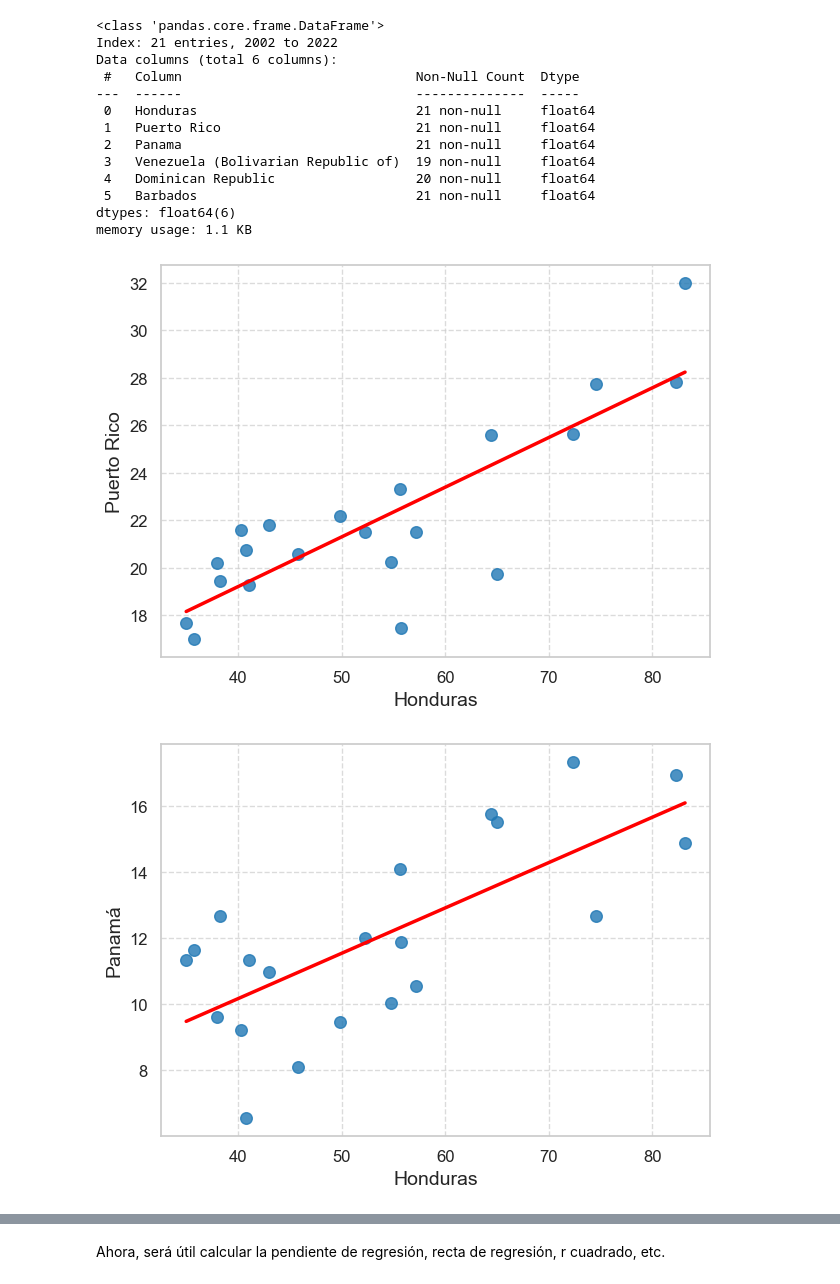
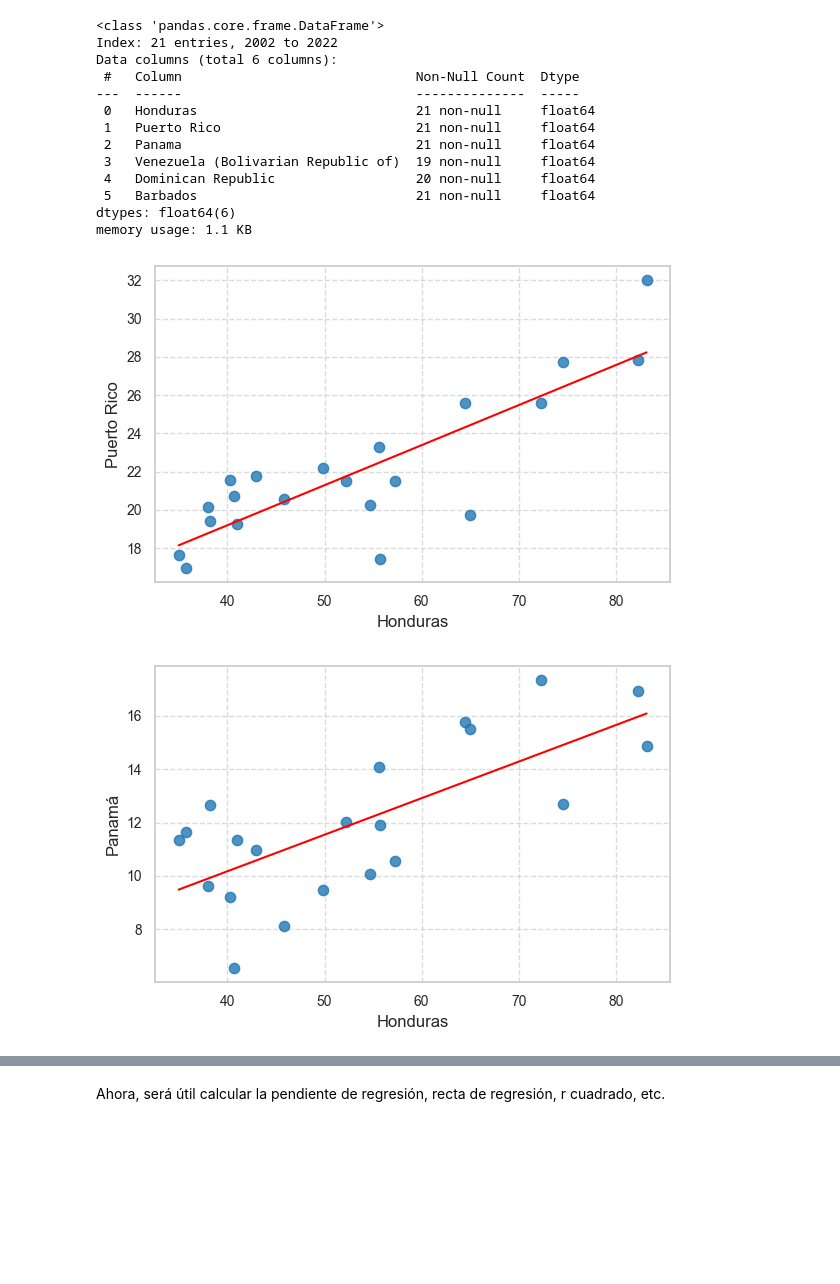
Before and after one commit to lehcimhdz/eda_honduras, a Jupyter notebook: eda_honduras_regresion.ipynb, the cells around one changed output, grey strips where cells are left out. Cells and saved outputs as stored; diff of their text form; code cells hidden in the pictures; blank space fills up the shorter version.

```diff
--- a/eda_honduras_regresion.ipynb
+++ b/eda_honduras_regresion.ipynb
@@ -403,48 +403,52 @@ Data columns (total 6 columns):
 dtypes: float64(6)
 memory usage: 1.1 KB
 # %%
-# Diagrama de dispersión entre
+# Diagrama de dispersión entre Puerto Rico y Honduras
+
+plt.figure(figsize=(6, 4))
 
 sns.set(style="whitegrid", palette="muted")
 
 sns.regplot(data=dispersion,
             x='Honduras',
             y='Puerto Rico',
-            scatter_kws={"s": 70, "alpha": 0.8, "color": "#1f77b4"},
-            line_kws={"color": "red", "linewidth": 2.5},
+            scatter_kws={"s": 55, "alpha": 0.8, "color": "#1f77b4"},
+            line_kws={"color": "red", "linewidth": 1.5},
             ci=None)
 
 #plt.title('Relación entre tasa de homicidios de Honduras y Puerto Rico (2002-2022)', fontsize=16, weight='bold')
-plt.xlabel('Honduras', fontsize=14)
-plt.ylabel('Puerto Rico', fontsize=14)
+plt.xlabel('Honduras', fontsize=12)
+plt.ylabel('Puerto Rico', fontsize=12)
 
-plt.xticks(fontsize=12)
-plt.yticks(fontsize=12)
+plt.xticks(fontsize=10)
+plt.yticks(fontsize=10)
 plt.grid(True, linestyle='--', alpha=0.7)
 
 plt.tight_layout()
 
 plt.savefig('gráficas_regresión/regresion_honduras_puerto_rico.png', dpi=300, bbox_inches='tight')
 
 plt.show()
 # %% [output]
-[figure, old version]
+[figure, new version]
 # %%
+plt.figure(figsize=(6, 4))
+
 sns.set(style="whitegrid", palette="muted")
 
 sns.regplot(data=dispersion,
             x='Honduras',
             y='Panama',
-            scatter_kws={"s": 70, "alpha": 0.8, "color": "#1f77b4"},
-            line_kws={"color": "red", "linewidth": 2.5},
+            scatter_kws={"s": 55, "alpha": 0.8, "color": "#1f77b4"},
+            line_kws={"color": "red", "linewidth": 1.5},
             ci=None)
 
 #plt.title('Relación entre tasa de homicidios de Honduras y Panamá (2002-2022)', fontsize=16, weight='bold')
-plt.xlabel('Honduras', fontsize=14)
-plt.ylabel('Panamá', fontsize=14)
+plt.xlabel('Honduras', fontsize=12)
+plt.ylabel('Panamá', fontsize=12)
 
-plt.xticks(fontsize=12)
-plt.yticks(fontsize=12)
+plt.xticks(fontsize=10)
+plt.yticks(fontsize=10)
 plt.grid(True, linestyle='--', alpha=0.7)
 
 plt.tight_layout()
@@ -454,5 +458,5 @@ plt.savefig('gráficas_regresión/regresion_honduras_panama.png', dpi=300, bbo
 
 plt.show()
 # %% [output]
-[figure, old version]
+[figure, new version]
 # %%
```
Also changed, not shown: parts of 3 cells of this notebook, 5 other files.
